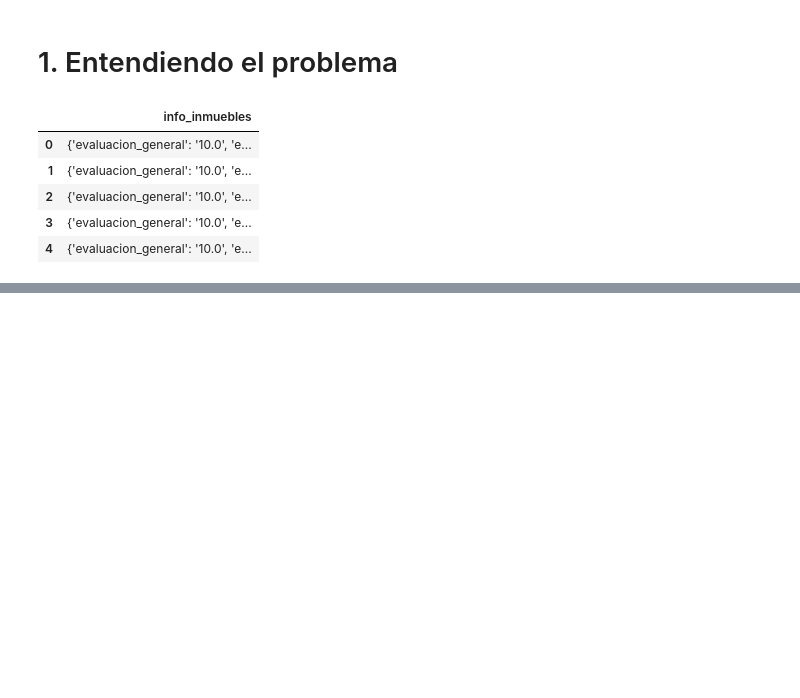
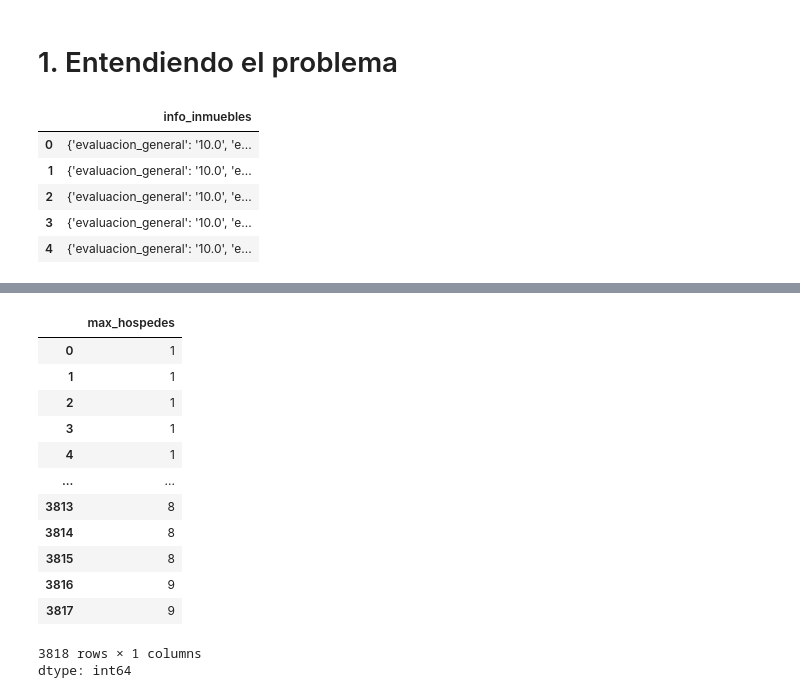
Before and after one commit to Monica-Restrepo/clases-programacion, a Jupyter notebook: Pandas_tratamiento_manipulacion_datos.ipynb, the cells around one changed output, grey strips where cells are left out. Saved outputs shown, nothing was run; the diff lists cells and outputs as text; code cells hidden in the pictures; blank space fills up the shorter version.

```diff
--- a/Pandas_tratamiento_manipulacion_datos.ipynb
+++ b/Pandas_tratamiento_manipulacion_datos.ipynb
@@ -35,0 +116,20 @@ datos.head()
+# %%
+# vamos a transformar primero los datos enteros
+
+datos['max_hospedes'] = datos['max_hospedes'].astype(np.int64)
+datos['max_hospedes']
+# %% [output]
+|  | max_hospedes |
+| 0 | 1 |
+| 1 | 1 |
+| 2 | 1 |
+| 3 | 1 |
+| 4 | 1 |
+| ... | ... |
+| 3813 | 8 |
+| 3814 | 8 |
+| 3815 | 8 |
+| 3816 | 9 |
+| 3817 | 9 |
+3818 rows × 1 columns
+dtype: int64
```
Also changed, not shown: parts of 18 cells of this notebook.
